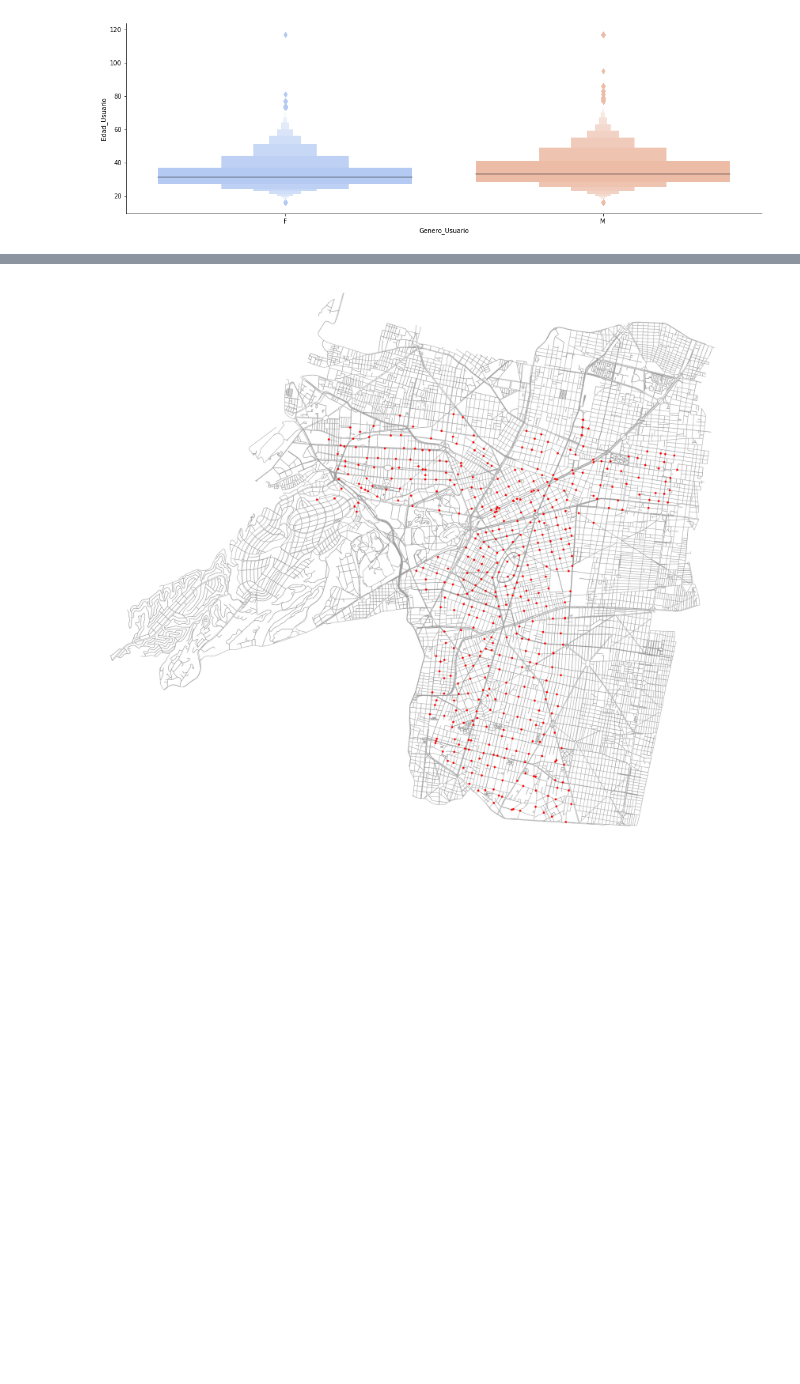
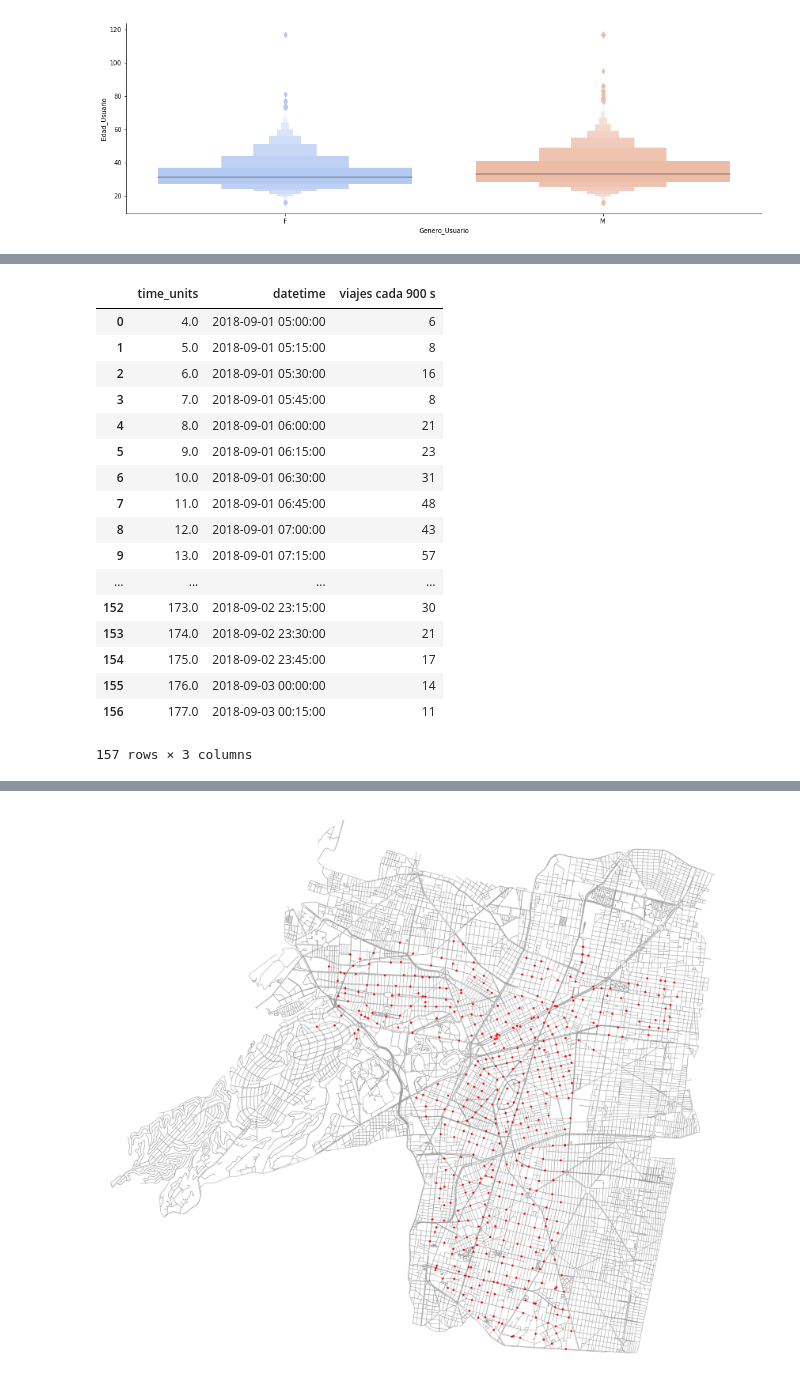
Before and after one commit to paloderosa/ecobici_analysis, a Jupyter notebook: ecobici_network.ipynb, the cells around one changed output, grey strips where cells are left out. Saved outputs shown, nothing was run; the diff lists cells and outputs as text; code cells hidden in the pictures; blank space fills up the shorter version.

```diff
--- a/ecobici_network.ipynb
+++ b/ecobici_network.ipynb
@@ -126,0 +135,21 @@ ecobici_service = BikeService('ecobici', delegaciones, ecobici_stations, travels
+# %%
+ecobici_use['take'].reset_index()
+# %% [output]
+|  | time_units | datetime | viajes cada 900 s |
+| 0 | 4.0 | 2018-09-01 05:00:00 | 6 |
+| 1 | 5.0 | 2018-09-01 05:15:00 | 8 |
+| 2 | 6.0 | 2018-09-01 05:30:00 | 16 |
+| 3 | 7.0 | 2018-09-01 05:45:00 | 8 |
+| 4 | 8.0 | 2018-09-01 06:00:00 | 21 |
+| 5 | 9.0 | 2018-09-01 06:15:00 | 23 |
+| 6 | 10.0 | 2018-09-01 06:30:00 | 31 |
+| 7 | 11.0 | 2018-09-01 06:45:00 | 48 |
+| 8 | 12.0 | 2018-09-01 07:00:00 | 43 |
+| 9 | 13.0 | 2018-09-01 07:15:00 | 57 |
+| ... | ... | ... | ... |
+| 152 | 173.0 | 2018-09-02 23:15:00 | 30 |
+| 153 | 174.0 | 2018-09-02 23:30:00 | 21 |
+| 154 | 175.0 | 2018-09-02 23:45:00 | 17 |
+| 155 | 176.0 | 2018-09-03 00:00:00 | 14 |
+| 156 | 177.0 | 2018-09-03 00:15:00 | 11 |
+157 rows × 3 columns
```
Also changed, not shown: parts of 9 cells of this notebook, 1 other file.
